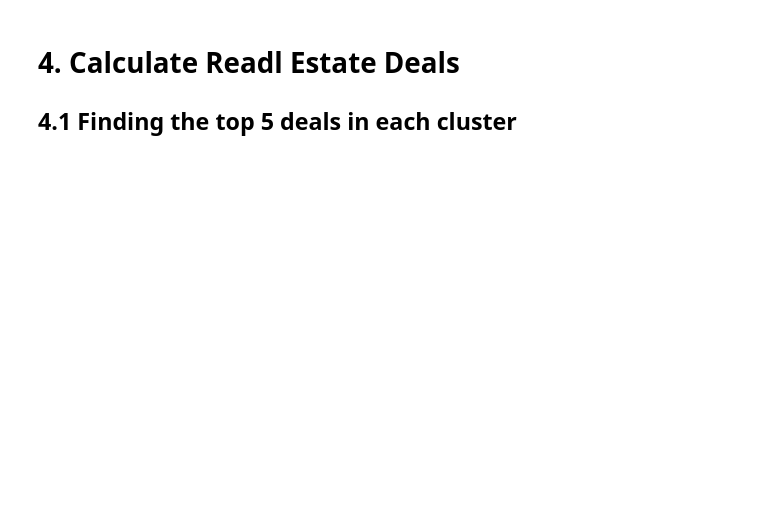
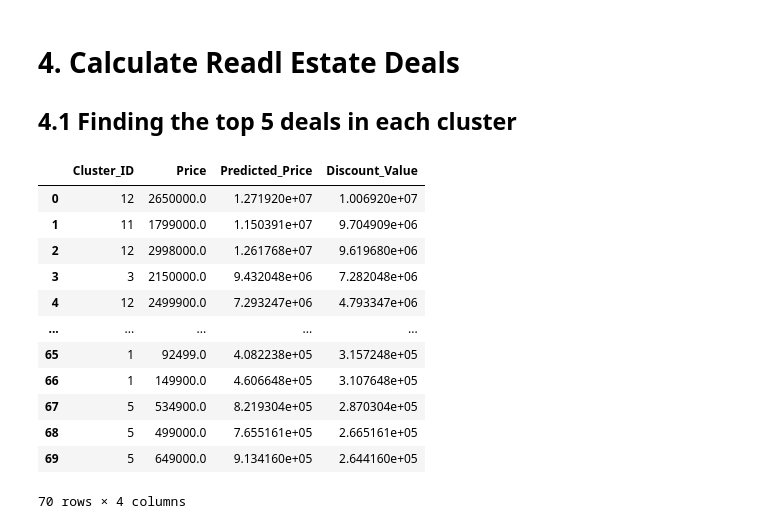
Before and after one commit to mrishab/COMP381_FinalProject, a Jupyter notebook: RealEstateDeals.ipynb, the cells around one changed output. Saved outputs shown, nothing was run; the diff lists cells and outputs as text; code cells hidden in the pictures; blank space fills up the shorter version.

```diff
--- a/RealEstateDeals.ipynb
+++ b/RealEstateDeals.ipynb
@@ -435,3 +659,51 @@ R2: -7.663673217081207
 # 4. Calculate Readl Estate Deals
 
 ## 4.1 Finding the top 5 deals in each cluster
+# %%
+top_deals = []
+
+for cluster_id, cluster_df in clustered_houses.items():
+    lr = lr_models[cluster_id]
+
+    # Prepare features same way as during training
+    df_encoded = get_hydrated_df(cluster_df.copy())
+
+    chosen_features_sub = [col for col in chosen_features if col in df_encoded.columns]
+    # Some clusters may not have all features
+    X = df_encoded[chosen_features_sub]
+
+    scaler = StandardScaler()
+    X_scaled = pd.DataFrame(scaler.fit_transform(X), columns=X.columns, index=X.index)
+
+    y_pred = lr.predict(X_scaled)
+
+    # Compute discount delta
+    df_encoded['Predicted_Price'] = y_pred
+    df_encoded['Discount_Value'] = df_encoded['Predicted_Price'] - df_encoded['Price']
+
+    # Top 5 discounted properties (largest positive delta)
+    top_5 = df_encoded.nlargest(5, 'Discount_Value').copy()
+    top_5['Cluster_ID'] = cluster_id
+
+    top_deals.append(top_5)
+
+# Combine all clusters
+top_deals_df = pd.concat(top_deals, axis=0)
+top_deals_df.sort_values('Discount_Value', ascending=False, inplace=True)
+top_deals_df.reset_index(drop=True, inplace=True)
+
+top_deals_df[['Cluster_ID', 'Price', 'Predicted_Price', 'Discount_Value']]
+# %% [output]
+|  | Cluster_ID | Price | Predicted_Price | Discount_Value |
+| 0 | 12 | 2650000.0 | 1.271920e+07 | 1.006920e+07 |
+| 1 | 11 | 1799000.0 | 1.150391e+07 | 9.704909e+06 |
+| 2 | 12 | 2998000.0 | 1.261768e+07 | 9.619680e+06 |
+| 3 | 3 | 2150000.0 | 9.432048e+06 | 7.282048e+06 |
+| 4 | 12 | 2499900.0 | 7.293247e+06 | 4.793347e+06 |
+| ... | ... | ... | ... | ... |
+| 65 | 1 | 92499.0 | 4.082238e+05 | 3.157248e+05 |
+| 66 | 1 | 149900.0 | 4.606648e+05 | 3.107648e+05 |
+| 67 | 5 | 534900.0 | 8.219304e+05 | 2.870304e+05 |
+| 68 | 5 | 499000.0 | 7.655161e+05 | 2.665161e+05 |
+| 69 | 5 | 649000.0 | 9.134160e+05 | 2.644160e+05 |
+70 rows × 4 columns
```
Also changed, not shown: parts of 16 cells of this notebook.
